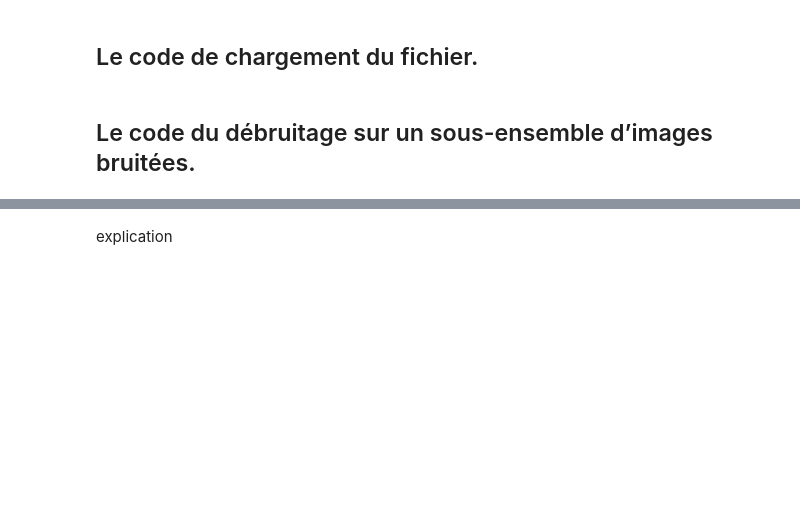
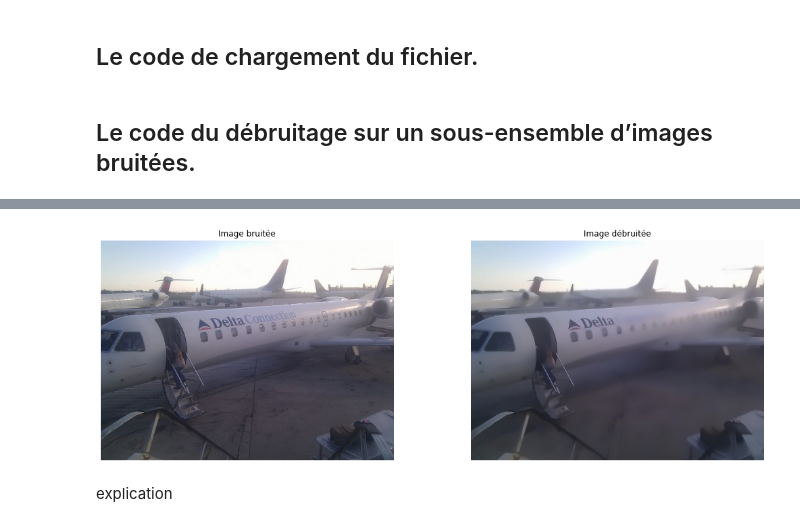
Before and after one commit to MazurierPierre/Projet-Data-Science, a Jupyter notebook: Livrable 1.ipynb, the cells around one changed output, grey strips where cells are left out. Saved outputs shown, nothing was run; the diff lists cells and outputs as text; code cells hidden in the pictures; blank space fills up the shorter version.

```diff
--- a/Livrable 1.ipynb
+++ b/Livrable 1.ipynb
@@ -29,3 +68,19 @@ warnings.filterwarnings(action="ignore", message="^internal gelsd")
+# %%
+blurred_cv_n = cv.fastNlMeansDenoisingColored(im_n,None,10,10,7,21)
+plt.figure(figsize=(18,6))
+plt.subplot(121)
+plt.imshow(im_n)
+plt.axis('off')
+plt.title("Image bruitée")
+
+plt.subplot(122)
+plt.imshow(blurred_cv_n)
+plt.axis('off')
+plt.title("Image débruitée")
+
+plt.show()
+# %% [output]
+[figure, added]
 # %% [markdown]
 explication
 # %% [markdown]
```
Also changed, not shown: parts of 6 cells of this notebook.
